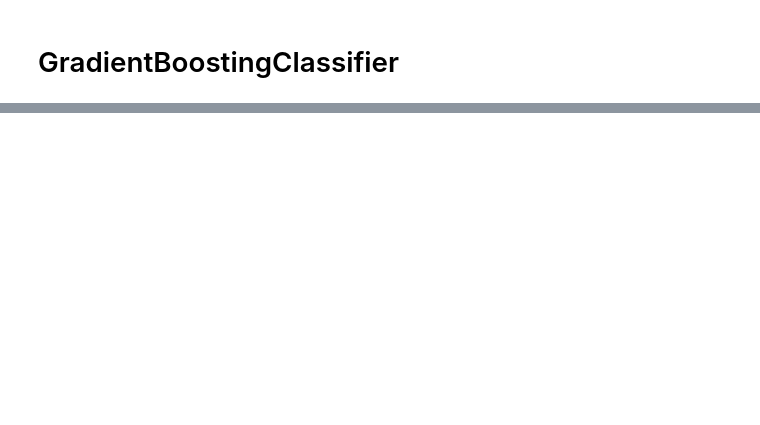
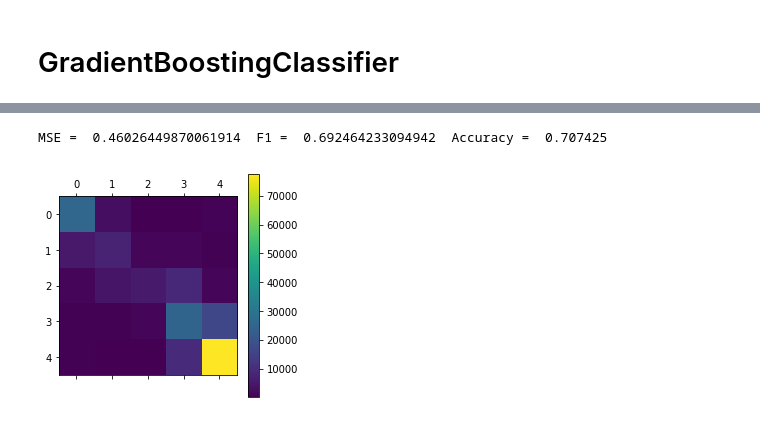
Before and after one commit to ankurshaswat/COL772, a Jupyter notebook: A1_part_1/Non Pipelined Tester.ipynb, the cells around one changed output, grey strips where cells are left out. Saved outputs shown, nothing was run; the diff lists cells and outputs as text; code cells hidden in the pictures; blank space fills up the shorter version.

```diff
--- a/A1_part_1/Non Pipelined Tester.ipynb
+++ b/A1_part_1/Non Pipelined Tester.ipynb
@@ -323,0 +404,13 @@ get_metrics(model,X_dev_counts,Y_dev)
+# %%
+def modif(x):
+    if (x==3):
+        return 1
+    elif(x>3):
+        return 2
+    else:
+        return 0
+
+Y_modified = list(map(lambda x: modif(x),Y_train))
+# %%
+model1 = LogisticRegression(verbose=1,n_jobs=7,solver='sag',multi_class='ovr')
+model1.fit(X_train_counts,Y_modified)
@@ -323,0 +427,3 @@ get_metrics(model,X_dev_counts,Y_dev)
+# %%
+model2 = LogisticRegression(verbose=1,n_jobs=7,solver='sag')
+model2.fit(X_train_counts_4_5,Y_train_4_5)
@@ -323,0 +438,3 @@ get_metrics(model,X_dev_counts,Y_dev)
+# %%
+model3 = LogisticRegression(verbose=1,n_jobs=7,solver='sag')
+model3.fit(X_train_counts_1_2,Y_train_1_2)
@@ -323,0 +449,18 @@ get_metrics(model,X_dev_counts,Y_dev)
+# %%
+pred1 = model1.predict(X_dev_counts)
+pred1_p = model1.predict_proba(X_dev_counts)
+pred2 = model2.predict_proba(X_dev_counts)
+pred3 = model3.predict_proba(X_dev_counts)
+
+pred = []
+
+for i in tqdm(range(len(pred1))):
+    if(pred1[i] == 0):
+        pred.append(pred3[i][0]*1.0 + pred3[i][1]*2.0)
+    elif(pred1[i] == 1):
+        pred.append(pred1_p[i][0]*1.5 + pred1_p[i][1]*3 + pred1_p[i][2]*4.5)
+    elif(pred1[i] == 2):
+        pred.append(pred2[i][0]*4.0 + pred2[i][1]*5.0)
+
+get_metrics_from_pred(pred,Y_dev)
+# %% [output]
@@ -323,0 +468,2 @@ get_metrics(model,X_dev_counts,Y_dev)
+MSE =  0.46026449870061914  F1 =  0.692464233094942  Accuracy =  0.707425
+[figure, added]
```
Also changed, not shown: parts of 96 cells of this notebook, 8 other files.
